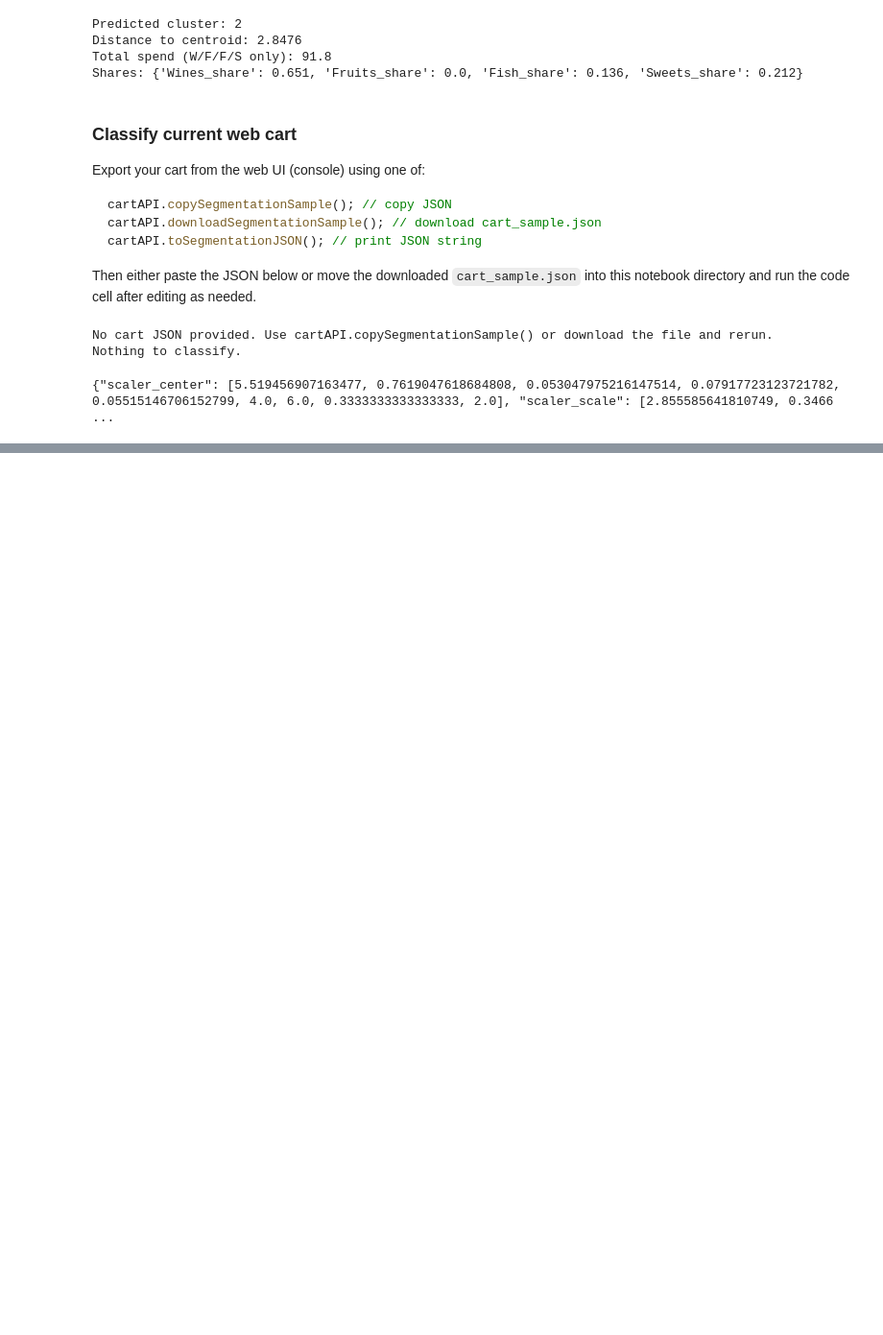
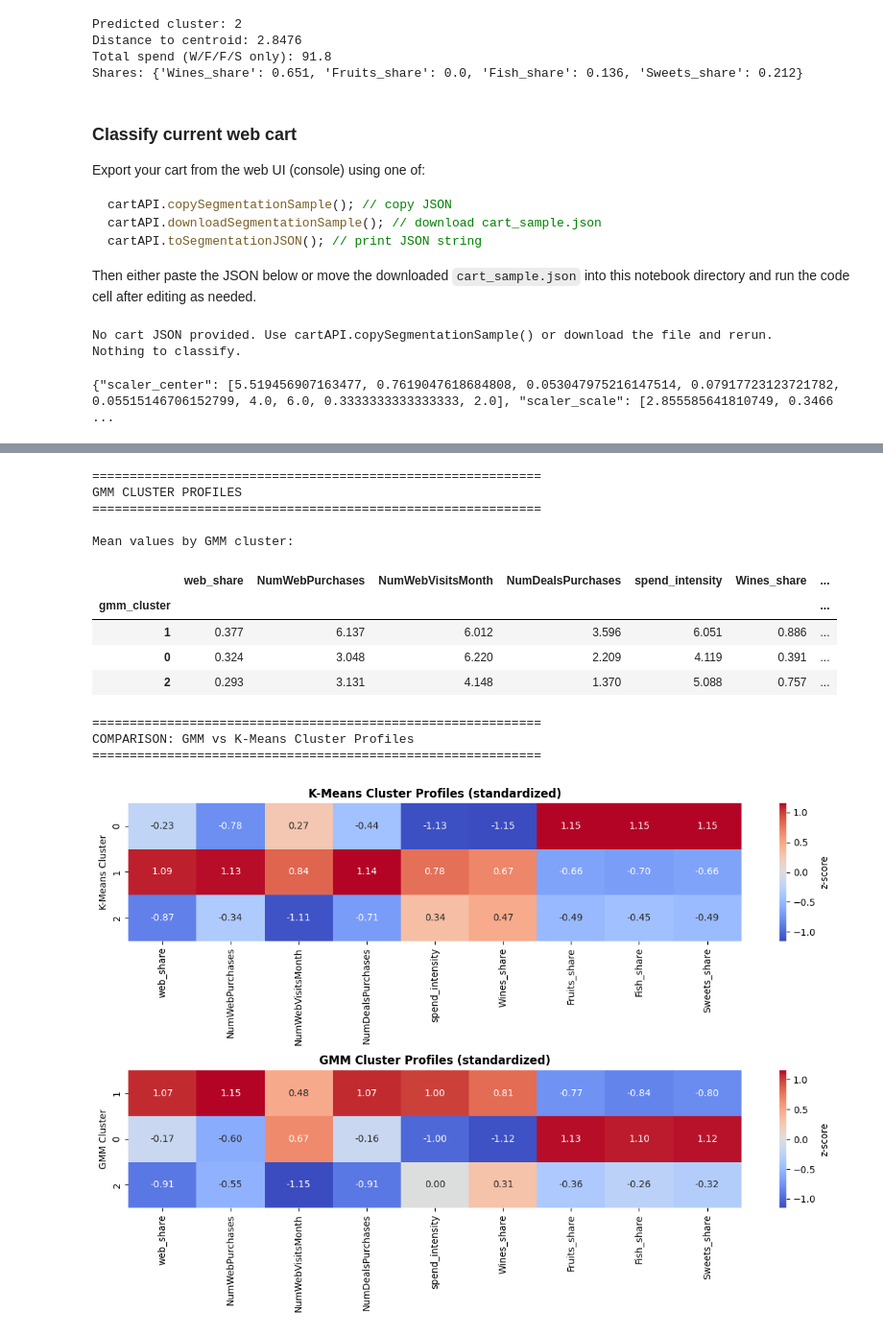
Before and after one commit to jkyamaguchi/ReDI-AI, a Jupyter notebook: Project/notebooks/customer_segmentation.ipynb, the cells around one changed output, grey strips where cells are left out. Shown at 96% size. Saved outputs shown, nothing was run; the diff lists cells and outputs as text; code cells hidden in the pictures; blank space fills up the shorter version.

Commit message:
Implement GMM model and compare it with K-means

```diff
--- a/Project/notebooks/customer_segmentation.ipynb
+++ b/Project/notebooks/customer_segmentation.ipynb
@@ -1180,0 +1271,54 @@ print(json.dumps({
+# %%
+# GMM Cluster Profiling
+print("="*60)
+print("GMM CLUSTER PROFILES")
+print("="*60)
+
+profile_cols = [
+    'web_share','NumWebPurchases','NumWebVisitsMonth','NumDealsPurchases',
+    'spend_intensity','Wines_share','Fruits_share','Fish_share','Sweets_share'
+]
+
+gmm_cluster_profile = df.groupby('gmm_cluster')[profile_cols].mean().sort_values('web_share', ascending=False)
+print("\nMean values by GMM cluster:")
+display(gmm_cluster_profile.round(3))
+
+# Compare cluster profiles between GMM and K-Means
+print("\n" + "="*60)
+print("COMPARISON: GMM vs K-Means Cluster Profiles")
+print("="*60)
+
+fig, axes = plt.subplots(2, 1, figsize=(12, 8))
+
+# K-Means profile
+kmeans_profile = df.groupby('web_cluster')[profile_cols].mean()
+kmeans_profile_norm = (kmeans_profile - kmeans_profile.mean()) / kmeans_profile.std()
+sns.heatmap(kmeans_profile_norm, annot=True, fmt='.2f', cmap='coolwarm', center=0,
+            ax=axes[0], cbar_kws={'label': 'z-score'})
+axes[0].set_title('K-Means Cluster Profiles (standardized)', fontweight='bold', fontsize=12)
+axes[0].set_ylabel('K-Means Cluster')
+
+# GMM profile
+gmm_profile_norm = (gmm_cluster_profile - gmm_cluster_profile.mean()) / gmm_cluster_profile.std()
+sns.heatmap(gmm_profile_norm, annot=True, fmt='.2f', cmap='coolwarm', center=0,
+            ax=axes[1], cbar_kws={'label': 'z-score'})
+axes[1].set_title('GMM Cluster Profiles (standardized)', fontweight='bold', fontsize=12)
+axes[1].set_ylabel('GMM Cluster')
+
+plt.tight_layout()
+plt.show()
+# %% [output]
+============================================================
+GMM CLUSTER PROFILES
+============================================================
+
+Mean values by GMM cluster:
+|  | web_share | NumWebPurchases | NumWebVisitsMonth | NumDealsPurchases | spend_intensity | Wines_share | ... |
+| gmm_cluster |  |  |  |  |  |  | ... |
+| 1 | 0.377 | 6.137 | 6.012 | 3.596 | 6.051 | 0.886 | ... |
+| 0 | 0.324 | 3.048 | 6.220 | 2.209 | 4.119 | 0.391 | ... |
+| 2 | 0.293 | 3.131 | 4.148 | 1.370 | 5.088 | 0.757 | ... |
+============================================================
+COMPARISON: GMM vs K-Means Cluster Profiles
+============================================================
+[figure, added]
```
Also changed, not shown: parts of 8 cells of this notebook, 1 other file.
